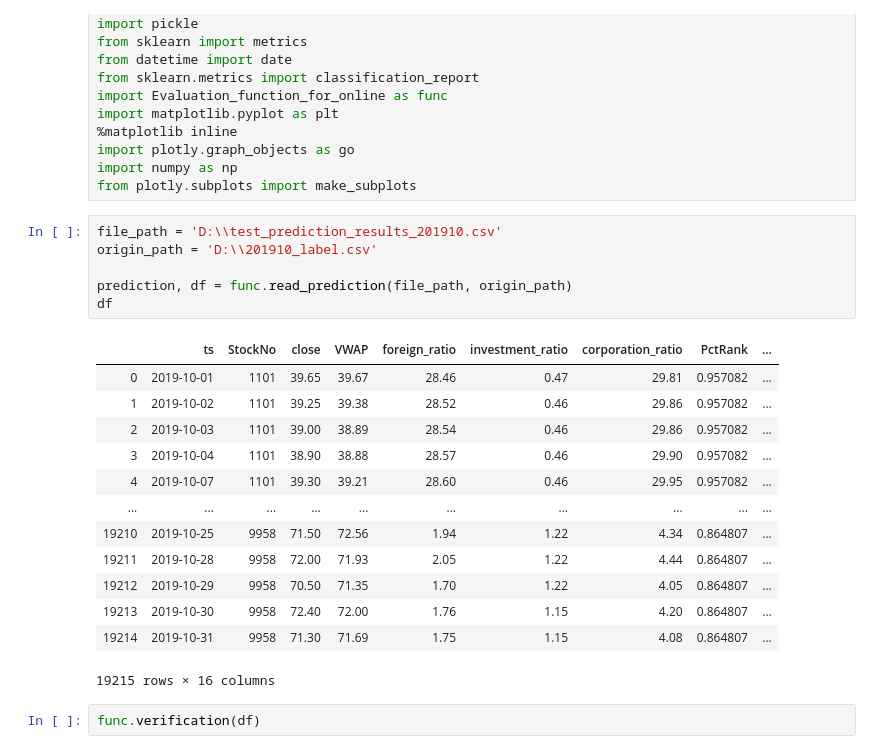
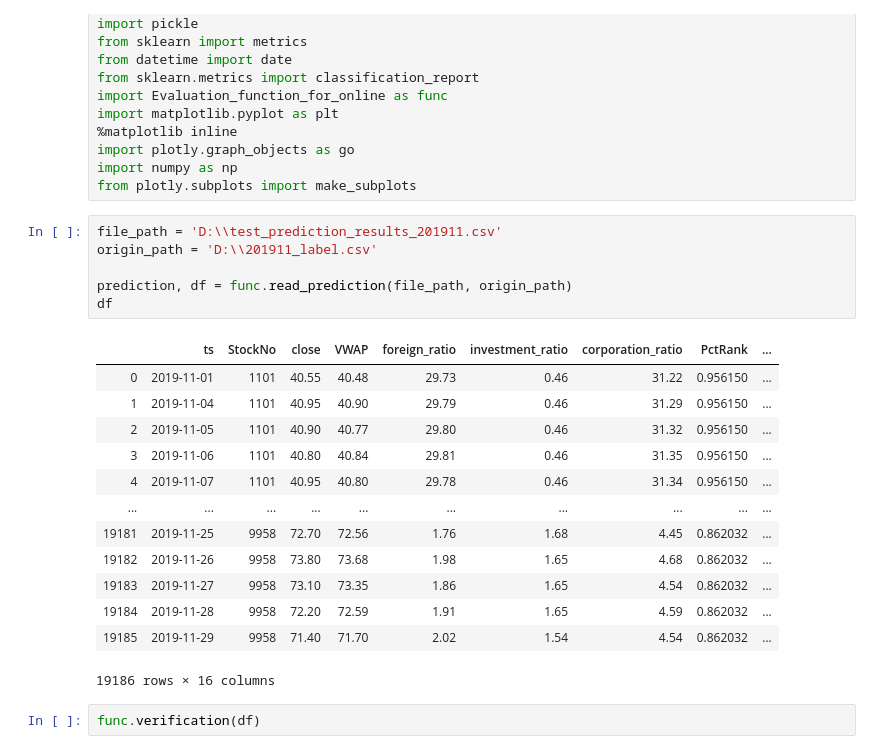
Before and after one commit to datateams0982/Inventory_Check, a Jupyter notebook: PredictModel/Evaluation_online.ipynb, the cells around one changed output. Drawn from its saved outputs; the diff is of its cells as text.

```diff
--- a/PredictModel/Evaluation_online.ipynb
+++ b/PredictModel/Evaluation_online.ipynb
@@ -15,25 +15,25 @@ import plotly.graph_objects as go
 import numpy as np
 from plotly.subplots import make_subplots
 # %%
-file_path = 'D:\\test_prediction_results_201910.csv'
-origin_path = 'D:\\201910_label.csv'
+file_path = 'D:\\test_prediction_results_201911.csv'
+origin_path = 'D:\\201911_label.csv'
 
 prediction, df = func.read_prediction(file_path, origin_path)
 df
 # %% [output]
 |  | ts | StockNo | close | VWAP | foreign_ratio | investment_ratio | corporation_ratio | PctRank | ... |
-| 0 | 2019-10-01 | 1101 | 39.65 | 39.67 | 28.46 | 0.47 | 29.81 | 0.957082 | ... |
-| 1 | 2019-10-02 | 1101 | 39.25 | 39.38 | 28.52 | 0.46 | 29.86 | 0.957082 | ... |
-| 2 | 2019-10-03 | 1101 | 39.00 | 38.89 | 28.54 | 0.46 | 29.86 | 0.957082 | ... |
-| 3 | 2019-10-04 | 1101 | 38.90 | 38.88 | 28.57 | 0.46 | 29.90 | 0.957082 | ... |
-| 4 | 2019-10-07 | 1101 | 39.30 | 39.21 | 28.60 | 0.46 | 29.95 | 0.957082 | ... |
+| 0 | 2019-11-01 | 1101 | 40.55 | 40.48 | 29.73 | 0.46 | 31.22 | 0.956150 | ... |
+| 1 | 2019-11-04 | 1101 | 40.95 | 40.90 | 29.79 | 0.46 | 31.29 | 0.956150 | ... |
+| 2 | 2019-11-05 | 1101 | 40.90 | 40.77 | 29.80 | 0.46 | 31.32 | 0.956150 | ... |
+| 3 | 2019-11-06 | 1101 | 40.80 | 40.84 | 29.81 | 0.46 | 31.35 | 0.956150 | ... |
+| 4 | 2019-11-07 | 1101 | 40.95 | 40.80 | 29.78 | 0.46 | 31.34 | 0.956150 | ... |
 | ... | ... | ... | ... | ... | ... | ... | ... | ... | ... |
-| 19210 | 2019-10-25 | 9958 | 71.50 | 72.56 | 1.94 | 1.22 | 4.34 | 0.864807 | ... |
-| 19211 | 2019-10-28 | 9958 | 72.00 | 71.93 | 2.05 | 1.22 | 4.44 | 0.864807 | ... |
-| 19212 | 2019-10-29 | 9958 | 70.50 | 71.35 | 1.70 | 1.22 | 4.05 | 0.864807 | ... |
-| 19213 | 2019-10-30 | 9958 | 72.40 | 72.00 | 1.76 | 1.15 | 4.20 | 0.864807 | ... |
-| 19214 | 2019-10-31 | 9958 | 71.30 | 71.69 | 1.75 | 1.15 | 4.08 | 0.864807 | ... |
+| 19181 | 2019-11-25 | 9958 | 72.70 | 72.56 | 1.76 | 1.68 | 4.45 | 0.862032 | ... |
+| 19182 | 2019-11-26 | 9958 | 73.80 | 73.68 | 1.98 | 1.65 | 4.68 | 0.862032 | ... |
+| 19183 | 2019-11-27 | 9958 | 73.10 | 73.35 | 1.86 | 1.65 | 4.54 | 0.862032 | ... |
+| 19184 | 2019-11-28 | 9958 | 72.20 | 72.59 | 1.91 | 1.65 | 4.59 | 0.862032 | ... |
+| 19185 | 2019-11-29 | 9958 | 71.40 | 71.70 | 2.02 | 1.54 | 4.54 | 0.862032 | ... |
-19215 rows × 16 columns
+19186 rows × 16 columns
 # %%
 func.verification(df)
 # %% [output]
```
Also changed, not shown: parts of 1 cell of this notebook, 3 other files.
